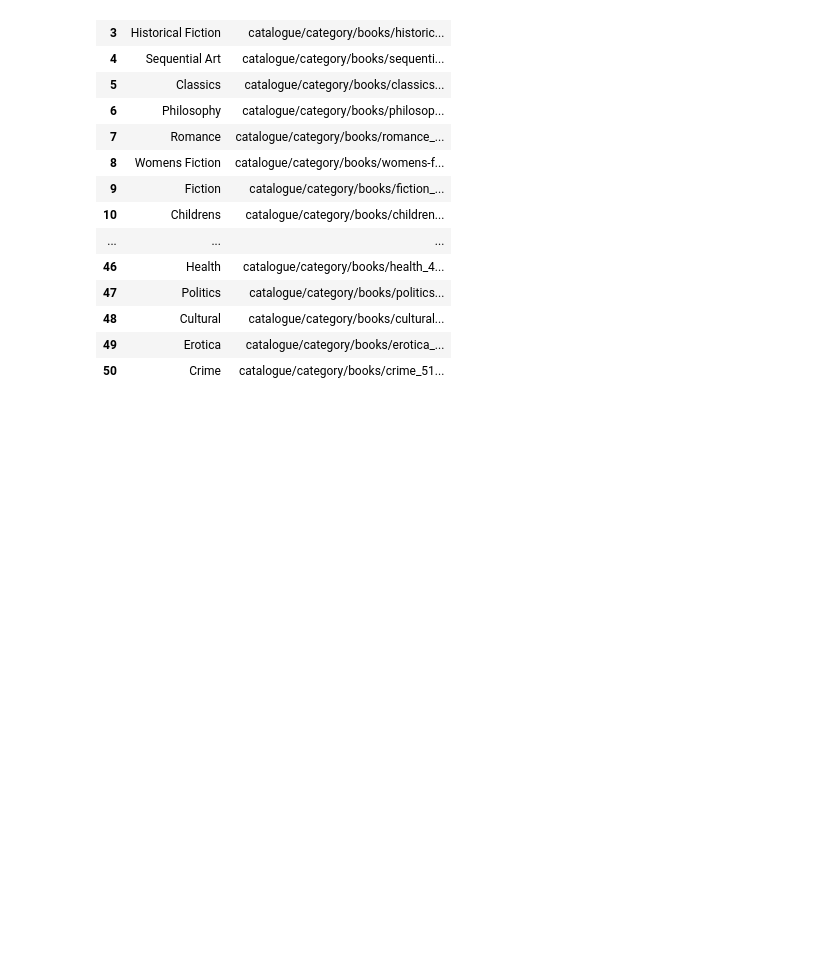
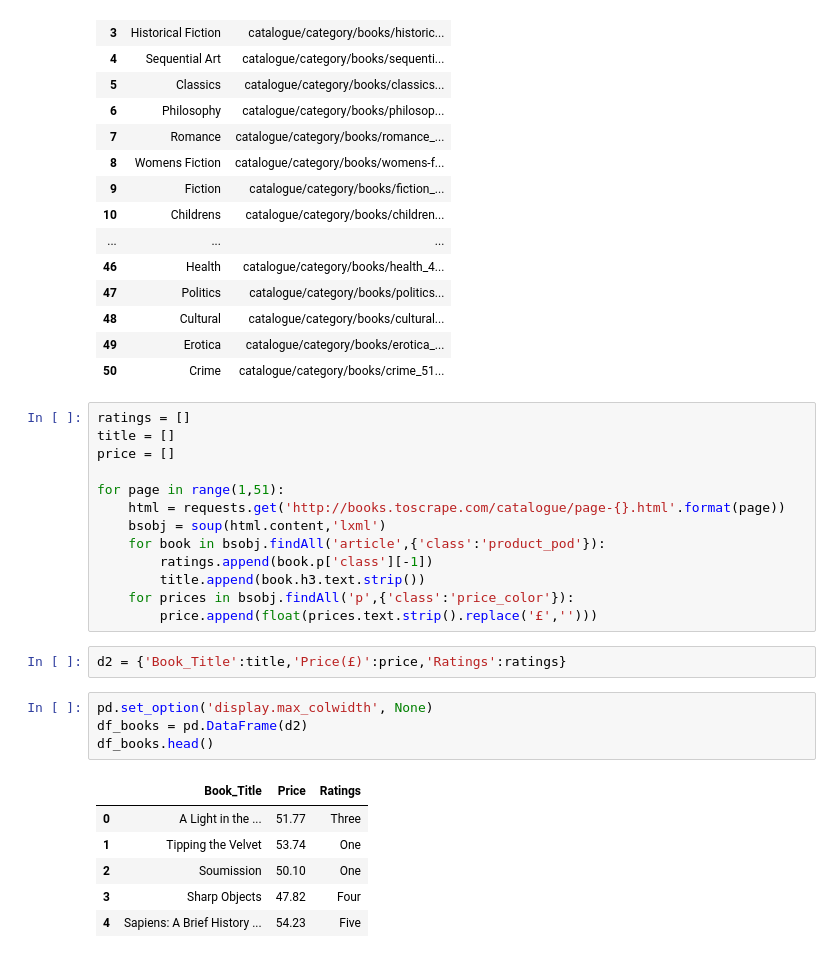
Before and after one commit to manoj-nain/AIChamp1, a Jupyter notebook: Web Scraping Books toscrape.ipynb, the cells around one changed output. Cells and saved outputs as stored; diff of their text form; blank space fills up the shorter version.

```diff
--- a/Web Scraping Books toscrape.ipynb
+++ b/Web Scraping Books toscrape.ipynb
@@ -108,3 +108,29 @@ df_genre
 | 48 | Cultural | catalogue/category/books/cultural... |
 | 49 | Erotica | catalogue/category/books/erotica_... |
 | 50 | Crime | catalogue/category/books/crime_51... |
+# %%
+ratings = []
+title = []
+price = []
+
+for page in range(1,51):
+    html = requests.get('http://books.toscrape.com/catalogue/page-{}.html'.format(page))
+    bsobj = soup(html.content,'lxml')
+    for book in bsobj.findAll('article',{'class':'product_pod'}):
+        ratings.append(book.p['class'][-1])
+        title.append(book.h3.text.strip())
+    for prices in bsobj.findAll('p',{'class':'price_color'}):
+        price.append(float(prices.text.strip().replace('£','')))
+# %%
+d2 = {'Book_Title':title,'Price(£)':price,'Ratings':ratings}
+# %%
+pd.set_option('display.max_colwidth', None)
+df_books = pd.DataFrame(d2)
+df_books.head()
+# %% [output]
+|  | Book_Title | Price | Ratings |
+| 0 | A Light in the ... | 51.77 | Three |
+| 1 | Tipping the Velvet | 53.74 | One |
+| 2 | Soumission | 50.10 | One |
+| 3 | Sharp Objects | 47.82 | Four |
+| 4 | Sapiens: A Brief History ... | 54.23 | Five |
```
